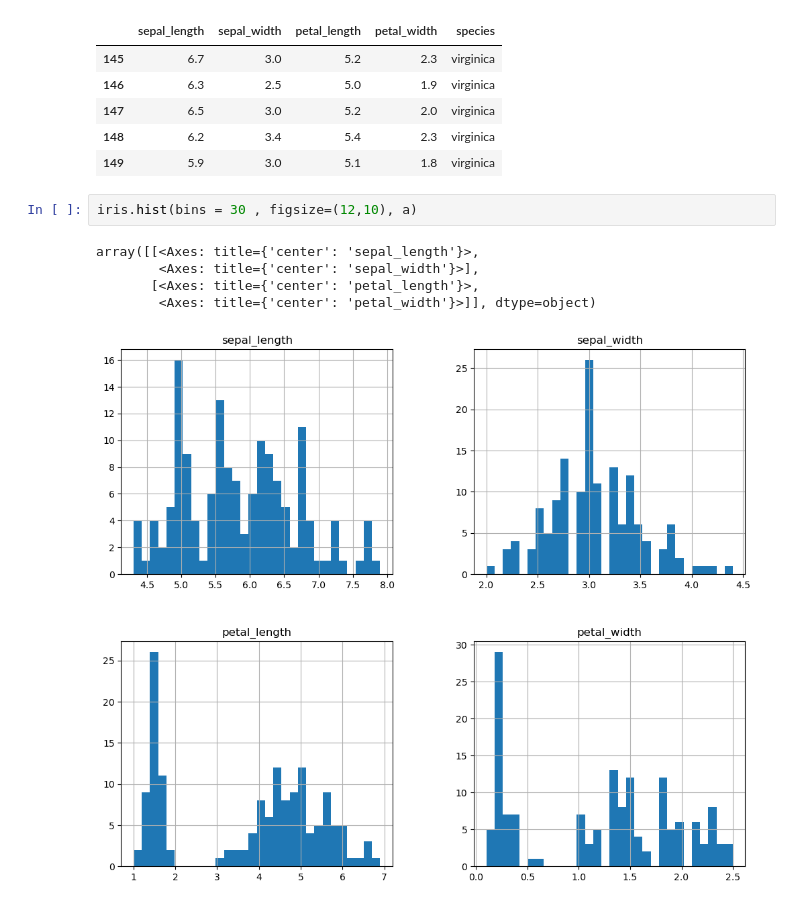
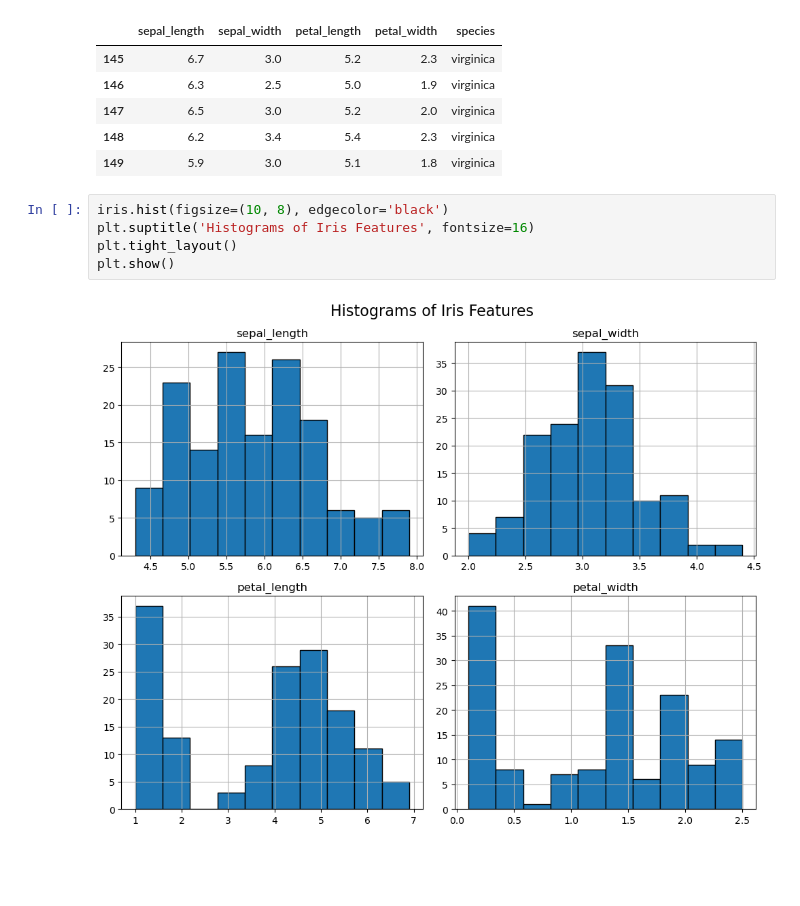
Before and after one commit to nishantcg13/DSBDA, a Jupyter notebook: EXP 10.ipynb, the cells around one changed output. Cells and saved outputs as stored; diff of their text form; blank space fills up the shorter version.

```diff
--- a/EXP 10.ipynb
+++ b/EXP 10.ipynb
@@ -22,10 +22,9 @@ iris.tail()
 | 148 | 6.2 | 3.4 | 5.4 | 2.3 | virginica |
 | 149 | 5.9 | 3.0 | 5.1 | 1.8 | virginica |
 # %%
-iris.hist(bins = 30 , figsize=(12,10), a)
+iris.hist(figsize=(10, 8), edgecolor='black')
+plt.suptitle('Histograms of Iris Features', fontsize=16)
+plt.tight_layout()
+plt.show()
 # %% [output]
-array([[<Axes: title={'center': 'sepal_length'}>,
-        <Axes: title={'center': 'sepal_width'}>],
-       [<Axes: title={'center': 'petal_length'}>,
-        <Axes: title={'center': 'petal_width'}>]], dtype=object)
-[figure, old version]
+[figure, new version]
```
Also changed, not shown: parts of 1 cell of this notebook.
